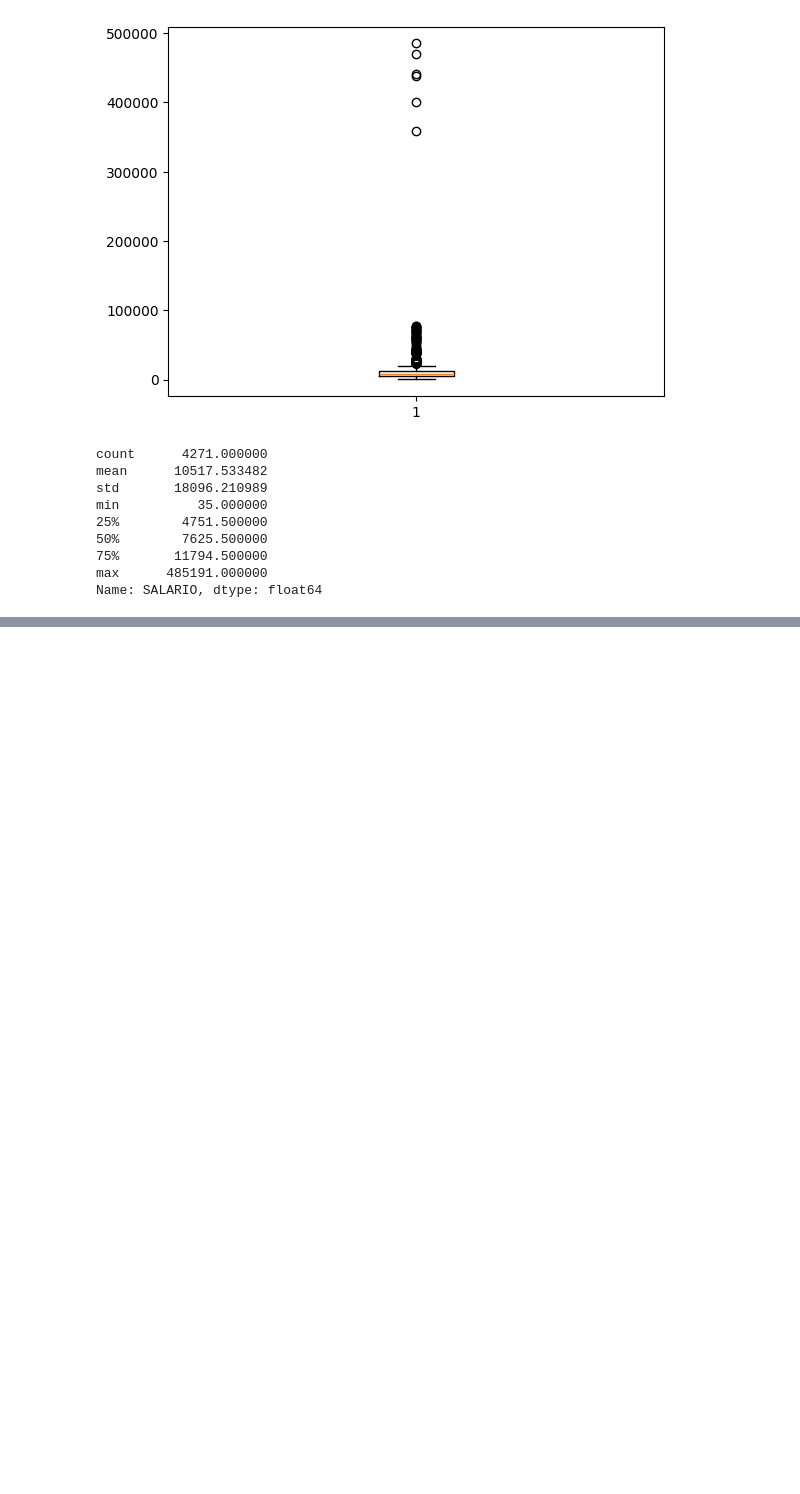
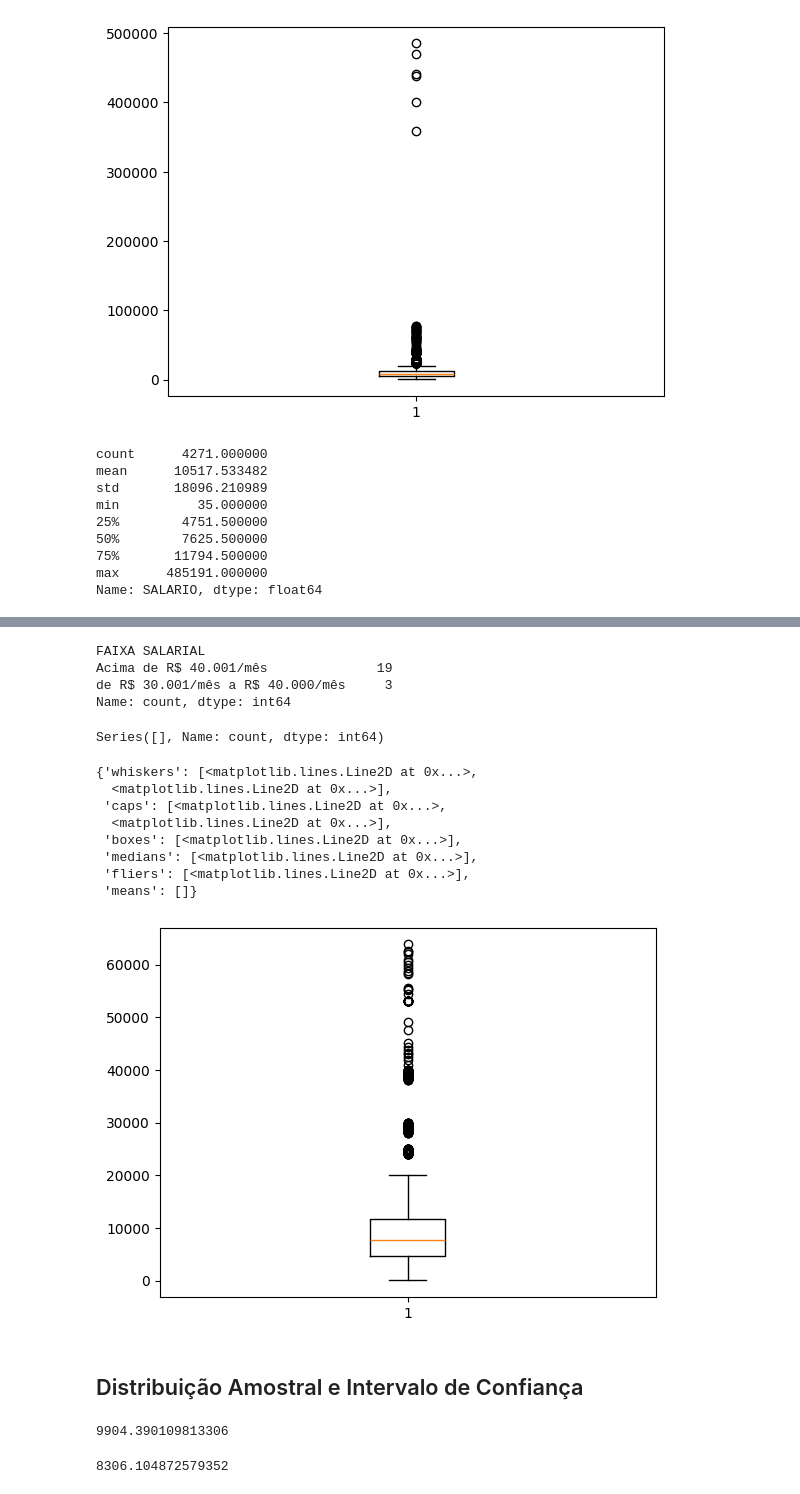
Before and after one commit to RSAmanda/PrograMaria-Eu-Programo-Analise-de-dados, a Jupyter notebook: Modulo_4/modulo_4.ipynb, the cells around one changed output, grey strips where cells are left out. Drawn from its saved outputs; the diff is of its cells as text; code cells hidden in the pictures; blank space fills up the shorter version.

```diff
--- a/Modulo_4/modulo_4.ipynb
+++ b/Modulo_4/modulo_4.ipynb
@@ -198,0 +227,2 @@ Name: SALARIO, dtype: float64
+# %%
+limite_superior = media_salario +3*desvio_salario
@@ -198,0 +233,34 @@ Name: SALARIO, dtype: float64
+# %%
+dados[dados['SALARIO']> limite_superior]['FAIXA SALARIAL'].value_counts()
+# %% [output]
+FAIXA SALARIAL
+Acima de R$ 40.001/mês              19
+de R$ 30.001/mês a R$ 40.000/mês     3
+Name: count, dtype: int64
+# %%
+media_30_40 = dados[(dados['FAIXA SALARIAL']== 'de R$ 30.001/mês a R$ 40.000/mês')&(dados['SALARIO']<limite_superior)]['SALARIO'].mean()
+# %%
+# substituindo os dados discrepante entre 30 e 40k
+dados.loc[(dados['FAIXA SALARIAL']== 'de R$ 30.001/mês a R$ 40.000/mês')&(dados['SALARIO']>limite_superior), 'SALARIO'] = media_30_40
+# %%
+media_40 = dados[(dados['FAIXA SALARIAL']== 'Acima de R$ 40.001/mês')&(dados['SALARIO']<limite_superior)]['SALARIO'].mean()
+dados.loc[(dados['FAIXA SALARIAL']== 'Acima de R$ 40.001/mês')&(dados['SALARIO']>limite_superior), 'SALARIO'] = media_40
+# %%
+## conferindo se ainda tem dados discrepantes
+dados[dados['SALARIO']> limite_superior]['FAIXA SALARIAL'].value_counts()
+# %% [output]
+Series([], Name: count, dtype: int64)
+# %%
+plt.boxplot(dados['SALARIO'])
+# %% [output]
+{'whiskers': [<matplotlib.lines.Line2D at 0x...>,
+  <matplotlib.lines.Line2D at 0x...>],
+ 'caps': [<matplotlib.lines.Line2D at 0x...>,
+  <matplotlib.lines.Line2D at 0x...>],
+ 'boxes': [<matplotlib.lines.Line2D at 0x...>],
+ 'medians': [<matplotlib.lines.Line2D at 0x...>],
+ 'fliers': [<matplotlib.lines.Line2D at 0x...>],
+ 'means': []}
+[figure, added]
+# %% [markdown]
+## Distribuição Amostral e Intervalo de Confiança
@@ -198,0 +269,10 @@ Name: SALARIO, dtype: float64
+# %%
+media_amostral = np.mean(salarios)
+media_amostral
+# %% [output]
+9904.390109813306
+# %%
+desvio_amostral = np.std(salarios)
+desvio_amostral
+# %% [output]
+8306.104872579352
```
Also changed, not shown: parts of 15 cells of this notebook.
